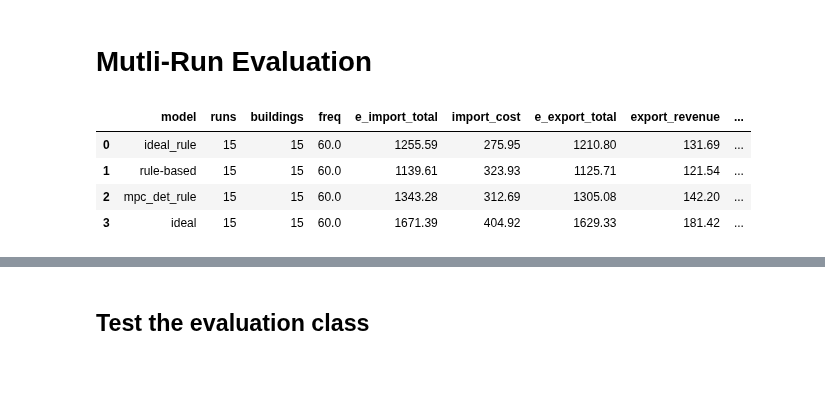
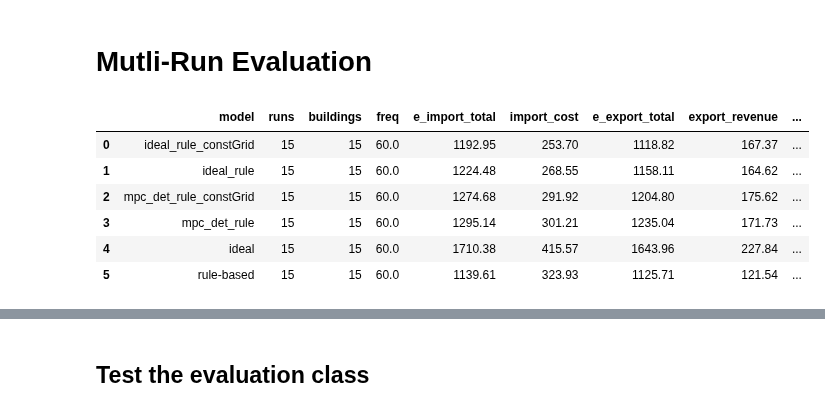
Before and after one commit to JaMoPinter/MPC-vs-RBC, a Jupyter notebook: 03_optimization/evaluation/evaluation.ipynb, the cells around one changed output, grey strips where cells are left out. Drawn from its saved outputs; the diff is of its cells as text; code cells hidden in the pictures; blank space fills up the shorter version.

```diff
--- a/03_optimization/evaluation/evaluation.ipynb
+++ b/03_optimization/evaluation/evaluation.ipynb
@@ -142,39 +142,60 @@ time_of_executions = ["2025-08-27_17-22"]
 
 time_of_executions = ["2025-08-27_17-33"]  # Summer 2 months
 #time_of_executions = ["2025-08-27_17-36"]  # Winter 2 months
 time_of_executions = ["2025-09-03_15-43", "2025-09-03_15-46"]  # 1 Week in November with different battery degradation costs (0.0 0.084, 0.09, 0.1, 0.15) f60-gt60-cX
 #time_of_executions = ["2025-09-03_15-53", "2025-09-03_15-54"]  # 1 Week in November with different battery degradation costs (0.0 0.084, 0.1, 0.15) f15-gt15-cX
 
 
 # GIGA CALCULATION
 #time_of_executions = ["2025-08-28_13-39"]  # f60-gt60-c0
-#time_of_executions = ["2025-08-29_11-24"]  # f60-gt60-c8  CHeck abgestürzt => Neu "2025-08-29_11-24"
+time_of_executions = ["2025-08-29_11-24"]  # f60-gt60-c8  CHeck abgestürzt => Neu "2025-08-29_11-24"
 #time_of_executions = ["2025-08-28_13-44"]  # f60-gt1-c0
-time_of_executions = ["2025-08-28_13-50"]  # f60-gt1-c8
+#time_of_executions = ["2025-08-28_13-50"]  # f60-gt1-c8
 
 #time_of_executions = ["2025-08-28_13-46"]  # f30-gt30-c0
-#time_of_executions = ["2025-08-28_13-54"]  # f30-gt30-c8
+#time_of_executions = ["2025-08-28_13-54"]  # f30-gt30-c8 time_of_executions = ["2025-08-29_11-24"]
 #time_of_executions = ["2025-08-28_13-56"]  # f30-gt1-c0
 #time_of_executions = ["2025-08-28_13-59"]  # f30-gt1-c8
 
 #time_of_executions = ["2025-08-28_14-02", "2025-08-28_14-03"]  # f15-gt15-c0
 #time_of_executions = ["2025-08-28_14-06"]  # f15-gt15-c8
-#time_of_executions = ["2025-08-28_14-04"]  # f15-gt1-c0
+#time_of_executions = ["2025-08-28_14-04", "2025-09-15_10-40"]  # f15-gt1-c0
 #time_of_executions = ["2025-08-28_14-09"]  # f15-gt1-c8
+
+
+# Run new MPC-RuleBased Constant Grid runs
+time_of_executions = ["2025-09-11_16-38"]  # f60-gt1-c0
+#time_of_executions = ["2025-09-11_16-40"]  # f60-gt1-c8
+#time_of_executions = ["2025-09-11_16-41"]  # f30-gt1-c0
+#time_of_executions = ["2025-09-11_16-42"]  # f30-gt1-c8
+#time_of_executions = ["2025-09-11_16-48", "2025-09-11_16-49"]  # f15-gt1-c8
+#time_of_executions = ["2025-09-12_08-47", "2025-09-12_08-49", "2025-09-12_08-50"]  # f15-gt1-c0
+
+
+# Fused experiments with new MPC-RBCCONSTGRID
+time_of_executions = ["2025-08-28_13-44", "2025-09-11_16-38"]  # f60-gt1-c0
+#time_of_executions = ["2025-08-28_13-50", "2025-09-11_16-40"]  # f60-gt1-c8
+
+#time_of_executions = ["2025-08-28_13-56", "2025-09-11_16-41", "2025-09-15_10-35"]  # f30-gt1-c0
+#time_of_executions = ["2025-08-28_13-59", "2025-09-11_16-42"]  # f30-gt1-c8
+
+
+
 
 
 
 csvs = [p for t in time_of_executions for p in Path("../runs").rglob(f"logs_{t}*.csv")]
-
 csvs = sorted(csvs,key=lambda p: int(re.search(r"SFH(\d+)", p.name).group(1)))
 
 mre = MultiRunEvaluator(run_paths=csvs)
 
 mre.leaderboard_mean()
 #mre.leaderboard()
 # %% [output]
 |  | model | runs | buildings | freq | e_import_total | import_cost | e_export_total | export_revenue | ... |
-| 0 | ideal_rule | 15 | 15 | 60.0 | 1255.59 | 275.95 | 1210.80 | 131.69 | ... |
-| 1 | rule-based | 15 | 15 | 60.0 | 1139.61 | 323.93 | 1125.71 | 121.54 | ... |
-| 2 | mpc_det_rule | 15 | 15 | 60.0 | 1343.28 | 312.69 | 1305.08 | 142.20 | ... |
-| 3 | ideal | 15 | 15 | 60.0 | 1671.39 | 404.92 | 1629.33 | 181.42 | ... |
+| 0 | ideal_rule_constGrid | 15 | 15 | 60.0 | 1192.95 | 253.70 | 1118.82 | 167.37 | ... |
+| 1 | ideal_rule | 15 | 15 | 60.0 | 1224.48 | 268.55 | 1158.11 | 164.62 | ... |
+| 2 | mpc_det_rule_constGrid | 15 | 15 | 60.0 | 1274.68 | 291.92 | 1204.80 | 175.62 | ... |
+| 3 | mpc_det_rule | 15 | 15 | 60.0 | 1295.14 | 301.21 | 1235.04 | 171.73 | ... |
+| 4 | ideal | 15 | 15 | 60.0 | 1710.38 | 415.57 | 1643.96 | 227.84 | ... |
+| 5 | rule-based | 15 | 15 | 60.0 | 1139.61 | 323.93 | 1125.71 | 121.54 | ... |
```
Also changed, not shown: parts of 47 cells of this notebook, 9 other files.
